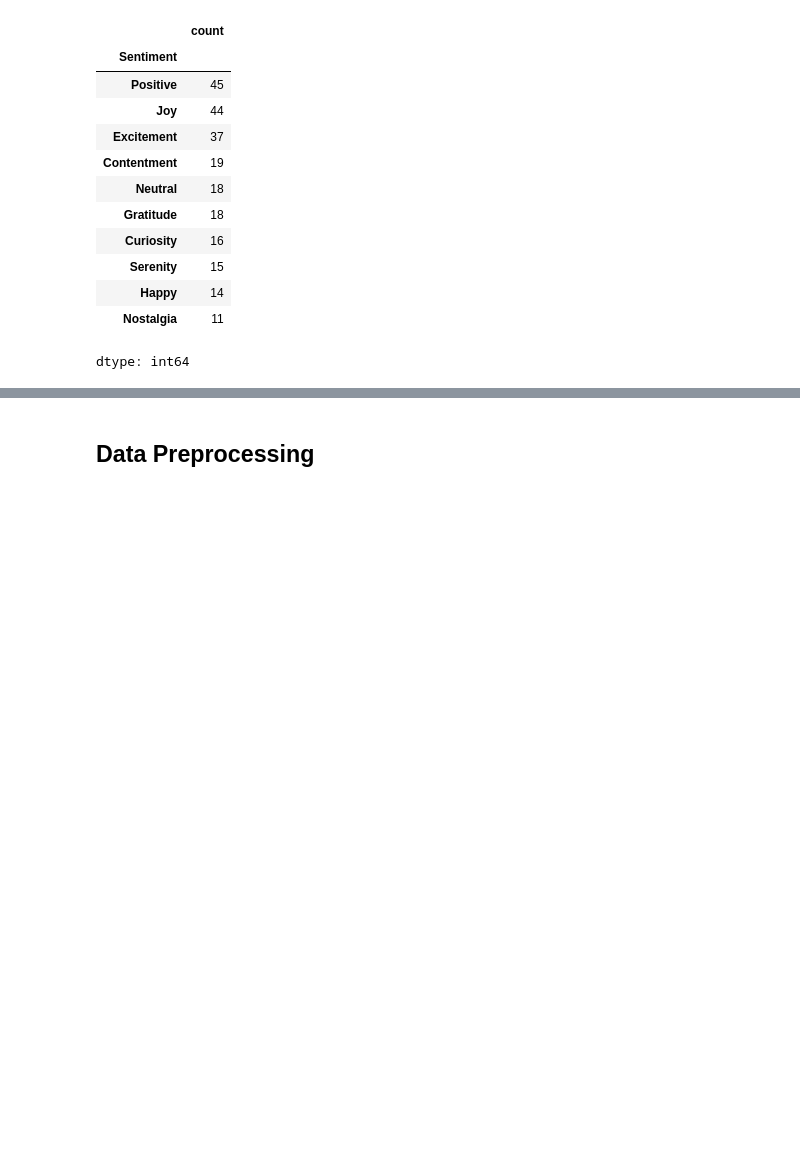
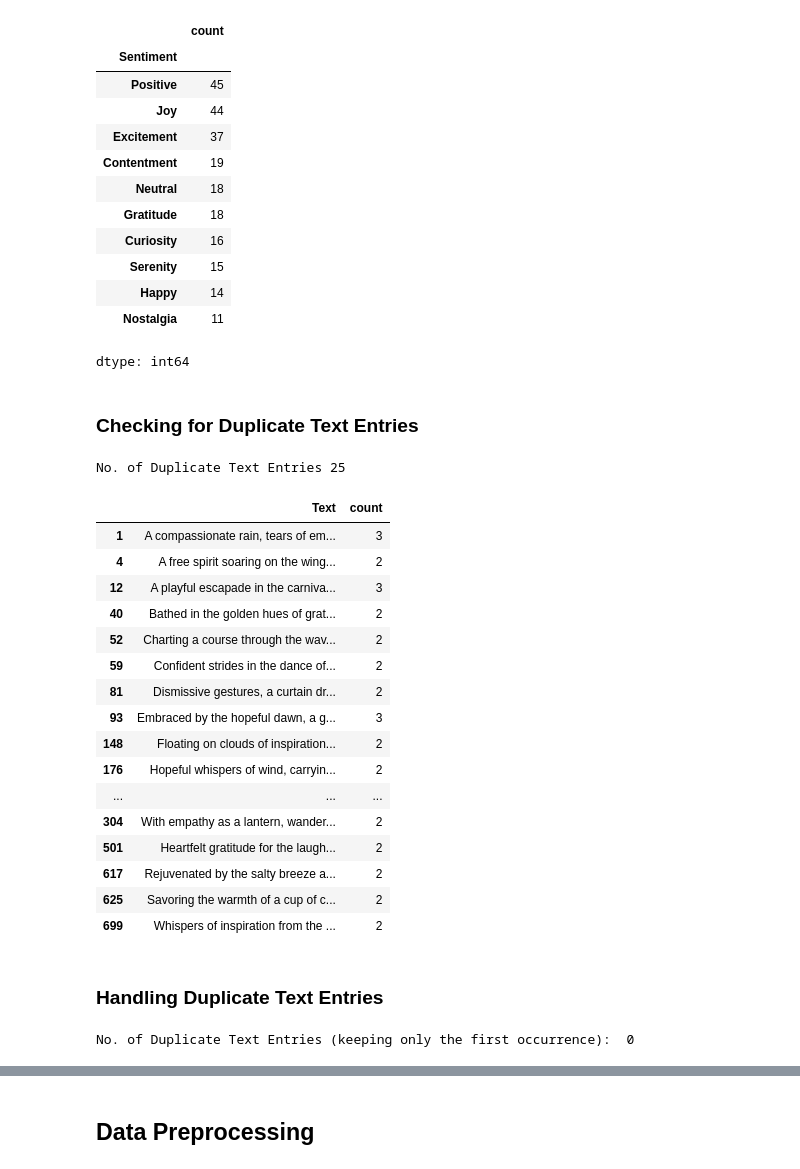
Before and after one commit to Ankur7470/nlp-assignment2, a Jupyter notebook: NLP_assgn2_task2.ipynb, the cells around one changed output, grey strips where cells are left out. Cells and saved outputs as stored; diff of their text form; code cells hidden in the pictures; blank space fills up the shorter version.

Commit message:
Update EDA for Duplicate Text Entries

```diff
--- a/NLP_assgn2_task2.ipynb
+++ b/NLP_assgn2_task2.ipynb
@@ -111,3 +113,33 @@ Sentiment Counts:
 | Happy | 14 |
 | Nostalgia | 11 |
 dtype: int64
+# %% [markdown]
+### Checking for Duplicate Text Entries
+# %%
+print("No. of Duplicate Text Entries", sentiment_data['Text'].duplicated().sum())
+# %% [output]
+No. of Duplicate Text Entries 25
+# %%
+# Filtering texts that appear more than once
+duplicate_texts = sentiment_data.groupby('Text').size().reset_index(name='count')
+duplicate_texts[duplicate_texts['count'] > 1]
+# %% [output]
+|  | Text | count |
+| 1 | A compassionate rain, tears of em... | 3 |
+| 4 | A free spirit soaring on the wing... | 2 |
+| 12 | A playful escapade in the carniva... | 3 |
+| 40 | Bathed in the golden hues of grat... | 2 |
+| 52 | Charting a course through the wav... | 2 |
+| 59 | Confident strides in the dance of... | 2 |
+| 81 | Dismissive gestures, a curtain dr... | 2 |
+| 93 | Embraced by the hopeful dawn, a g... | 3 |
+| 148 | Floating on clouds of inspiration... | 2 |
+| 176 | Hopeful whispers of wind, carryin... | 2 |
+| ... | ... | ... |
+| 304 | With empathy as a lantern, wander... | 2 |
+| 501 | Heartfelt gratitude for the laugh... | 2 |
+| 617 | Rejuvenated by the salty breeze a... | 2 |
+| 625 | Savoring the warmth of a cup of c... | 2 |
+| 699 | Whispers of inspiration from the ... | 2 |
+# %% [markdown]
+### Handling Duplicate Text Entries
@@ -113,0 +149,4 @@ dtype: int64
+# %%
+print("No. of Duplicate Text Entries (keeping only the first occurrence): ", sentiment_data['Text'].duplicated().sum())
+# %% [output]
+No. of Duplicate Text Entries (keeping only the first occurrence):  0
```
Also changed, not shown: parts of 3 cells of this notebook.
